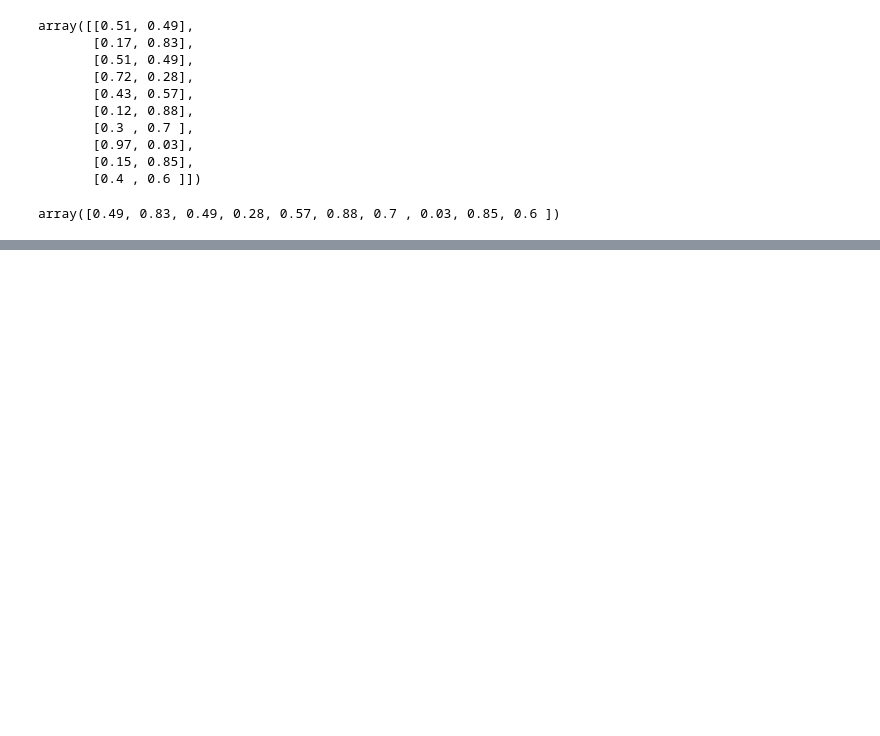
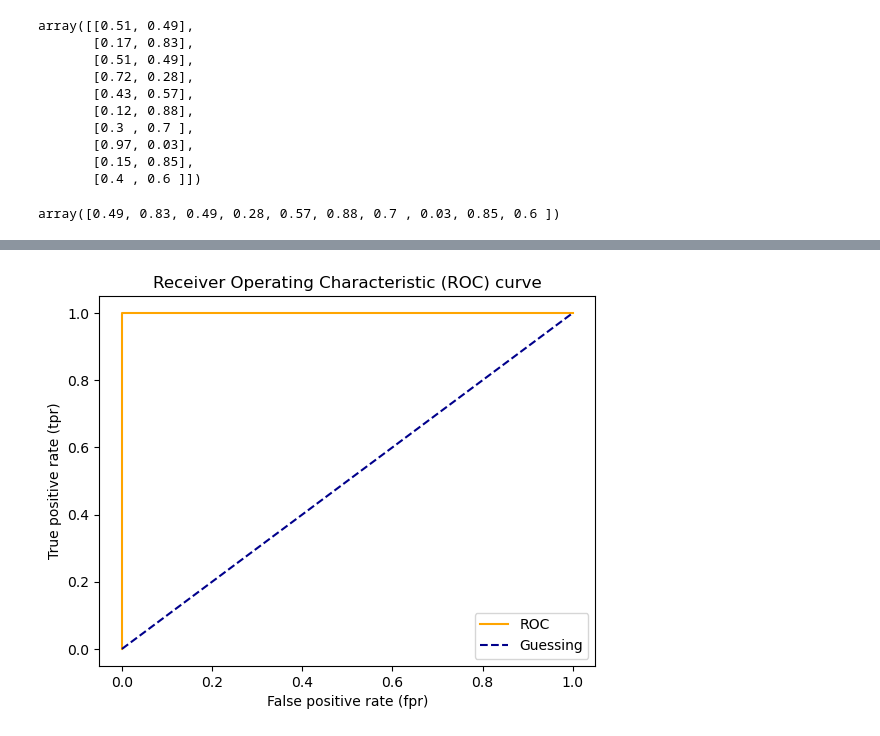
Before and after one commit to Tarun-Mittal-cell/dataAnalysisPandasNumpy, a Jupyter notebook: Introduction-to-scikit-learn.ipynb, the cells around one changed output, grey strips where cells are left out. Drawn from its saved outputs; the diff is of its cells as text; code cells hidden in the pictures; blank space fills up the shorter version.

```diff
--- a/Introduction-to-scikit-learn.ipynb
+++ b/Introduction-to-scikit-learn.ipynb
@@ -1209,0 +1271,6 @@ fpr, tpr, thresholds = roc_curve(y_test, y_probs_positive)
+# %%
+# Plot perfect ROC curve and AUC score
+fpr, tpr, thresholds = roc_curve(y_test, y_test)
+plot_roc_curve(fpr, tpr)
+# %% [output]
+[figure, added]
```
Also changed, not shown: parts of 25 cells of this notebook, 1 other file.
